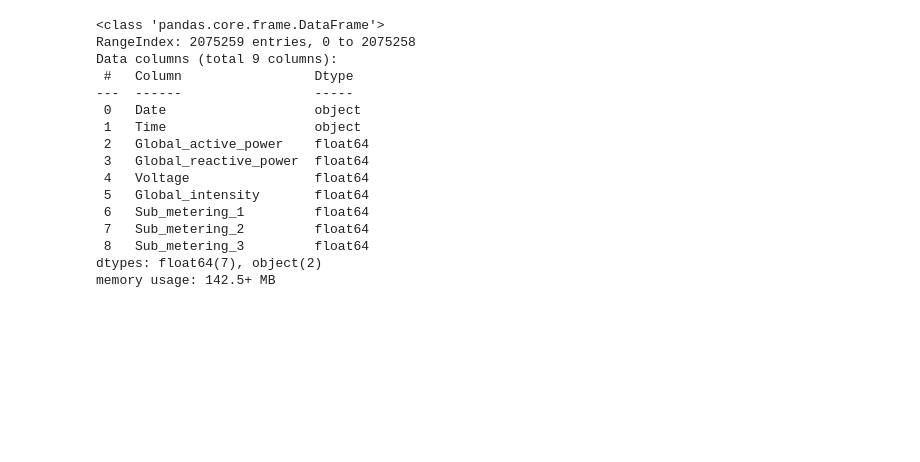
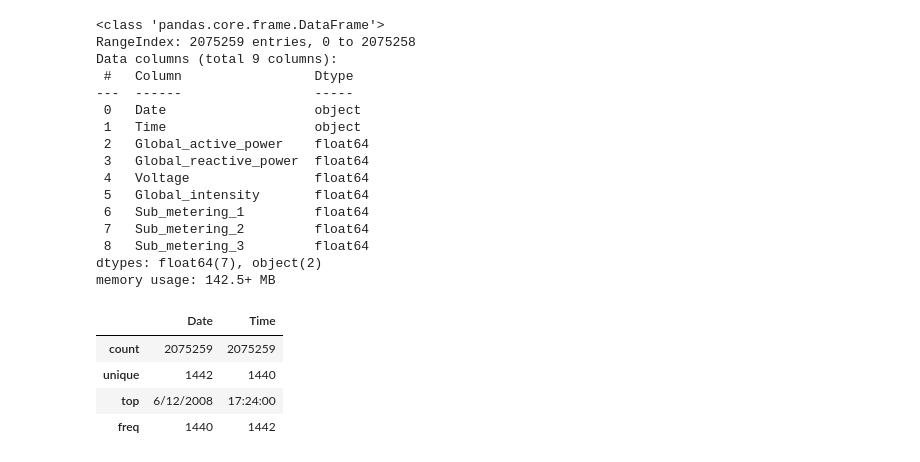
Before and after one commit to AechGit/Energy-Consumption-Project-Springboard, a Jupyter notebook: Energy_Consumption_Project.ipynb, the cells around one changed output. Saved outputs shown, nothing was run; the diff lists cells and outputs as text; code cells hidden in the pictures; blank space fills up the shorter version.

```diff
--- a/Energy_Consumption_Project.ipynb
+++ b/Energy_Consumption_Project.ipynb
@@ -213,3 +227,11 @@ Data columns (total 9 columns):
  8   Sub_metering_3         float64
 dtypes: float64(7), object(2)
 memory usage: 142.5+ MB
+# %%
+df.describe(include = object)
+# %% [output]
+|  | Date | Time |
+| count | 2075259 | 2075259 |
+| unique | 1442 | 1440 |
+| top | 6/12/2008 | 17:24:00 |
+| freq | 1440 | 1442 |
```
Also changed, not shown: parts of 11 cells of this notebook.
